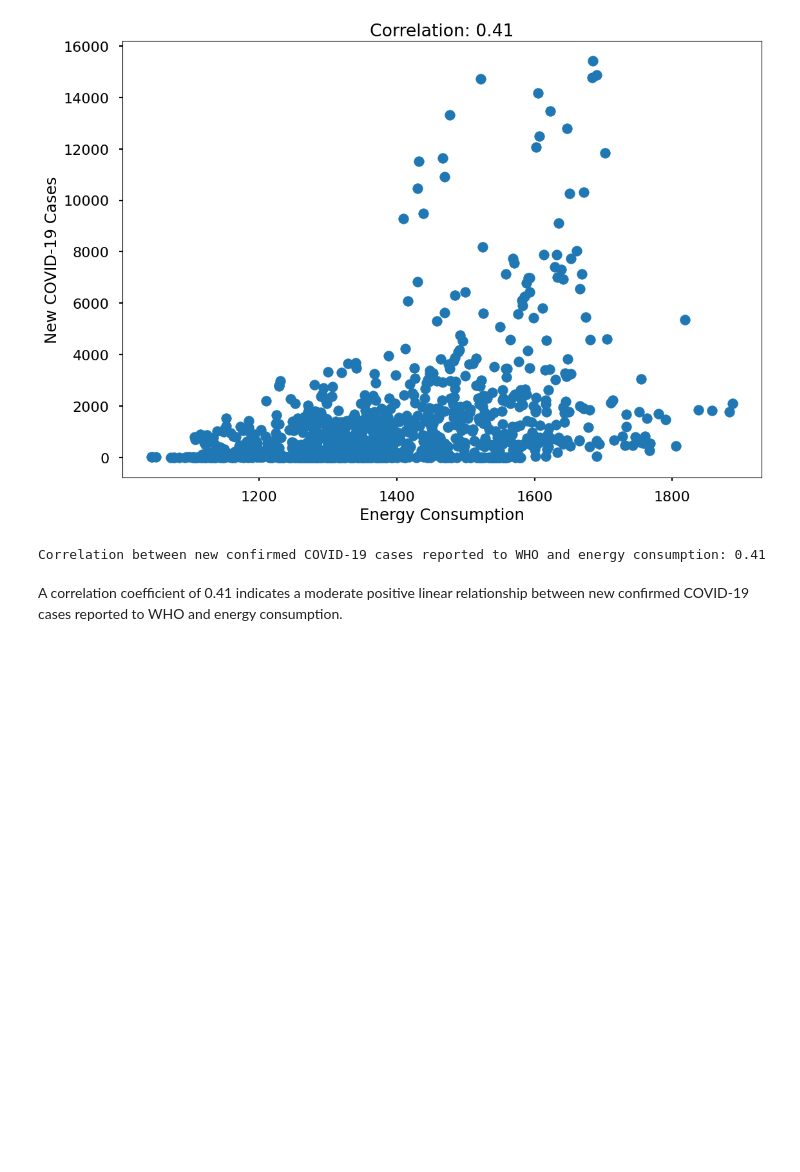
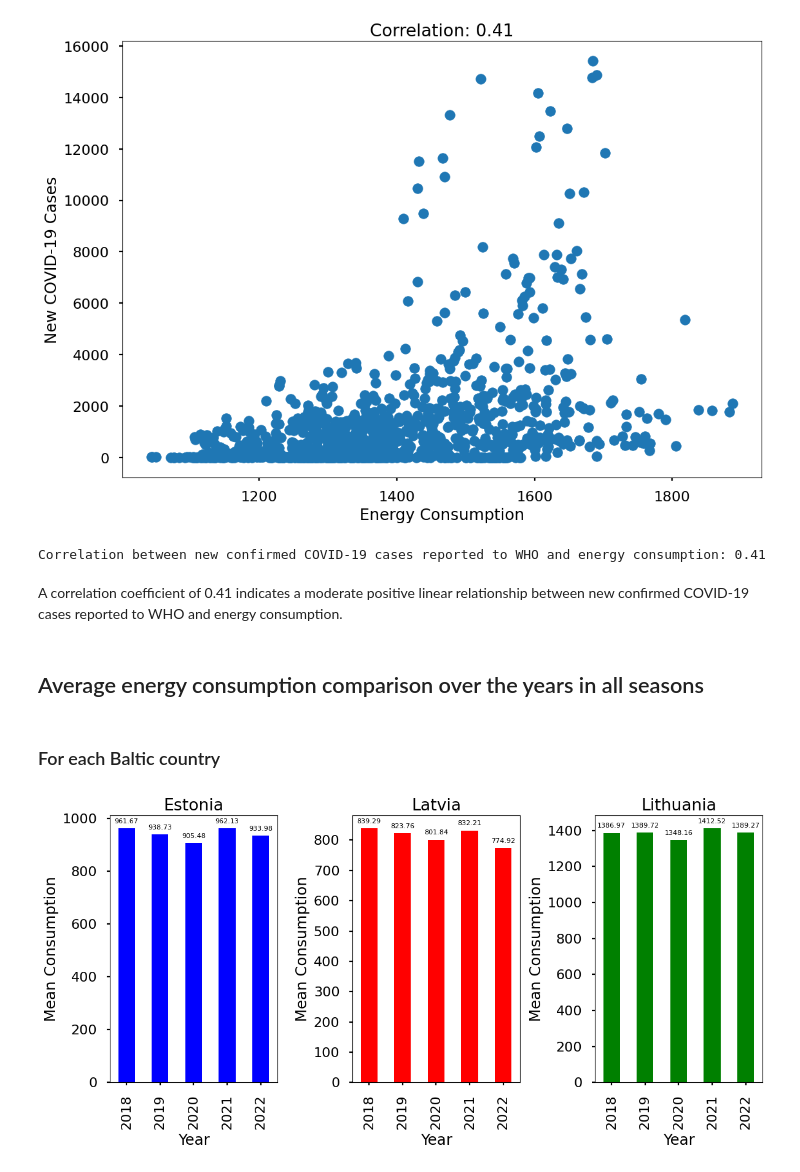
Before and after one commit to ArturKreegipuu/covid19-impact-on-energy-consumption-in-Baltics, a Jupyter notebook: Data analysis.ipynb, the cells around one changed output. Drawn from its saved outputs; the diff is of its cells as text; code cells hidden in the pictures; blank space fills up the shorter version.

Commit message:
energy consumption comparisons

```diff
--- a/Data analysis.ipynb
+++ b/Data analysis.ipynb
@@ -732,3 +732,70 @@ print(f'Correlation between new confirmed COVID-19 cases reported to WHO and ene
 Correlation between new confirmed COVID-19 cases reported to WHO and energy consumption: 0.41
 # %% [markdown]
 A correlation coefficient of 0.41 indicates a moderate positive linear relationship between new confirmed COVID-19 cases reported to WHO and energy consumption.
+# %% [markdown]
+## Average energy consumption comparison over the years in all seasons
+# %% [markdown]
+### For each Baltic country
+# %%
+energy_et = pd.read_csv("df_energy_consumption_et.csv")
+energy_lv = pd.read_csv("df_energy_consumption_lv.csv")
+energy_lt = pd.read_csv("df_energy_consumption_lt.csv")
+
+# Convert 'Period' column to datetime type
+energy_et['Period'] = pd.to_datetime(energy_et['Period'])
+energy_lv['Period'] = pd.to_datetime(energy_lv['Period'])
+energy_lt['Period'] = pd.to_datetime(energy_lt['Period'])
+
+# Extract year from 'Period' and create a new column 'Year'
+energy_et['Year'] = energy_et['Period'].dt.year
+energy_lv['Year'] = energy_lv['Period'].dt.year
+energy_lt['Year'] = energy_lt['Period'].dt.year
+
+# Calculate the mean energy consumption for each year
+mean_consumption_per_year_et = energy_et.groupby('Year')['Consumption'].mean()
+mean_consumption_per_year_lv = energy_lv.groupby('Year')['Consumption'].mean()
+mean_consumption_per_year_lt = energy_lt.groupby('Year')['Consumption'].mean()
+
+# Plot the results for all three countries
+plt.figure(figsize=(12, 6))
+
+plt.subplot(1, 3, 1)
+bars_et = mean_consumption_per_year_et.plot(kind='bar', color='blue')
+plt.title('Estonia')
+plt.xlabel('Year')
+plt.ylabel('Mean Consumption')
+for bar in bars_et.patches:
+    plt.annotate(format(bar.get_height(), '.2f'),
+                 (bar.get_x() + bar.get_width() / 2, bar.get_height()),
+                 ha='center', va='center',
+                 size=8, color='black', xytext=(0, 8),
+                 textcoords='offset points')
+
+plt.subplot(1, 3, 2)
+bars_lv = mean_consumption_per_year_lv.plot(kind='bar', color='red')
+plt.title('Latvia')
+plt.xlabel('Year')
+plt.ylabel('Mean Consumption')
+for bar in bars_lv.patches:
+    plt.annotate(format(bar.get_height(), '.2f'),
+                 (bar.get_x() + bar.get_width() / 2, bar.get_height()),
+                 ha='center', va='center',
+                 size=8, color='black', xytext=(0, 8),
+                 textcoords='offset points')
+
+plt.subplot(1, 3, 3)
+bars_lt = mean_consumption_per_year_lt.plot(kind='bar', color='green')
+plt.title('Lithuania')
+plt.xlabel('Year')
+plt.ylabel('Mean Consumption')
+for bar in bars_lt.patches:
+    plt.annotate(format(bar.get_height(), '.2f'),
+                 (bar.get_x() + bar.get_width() / 2, bar.get_height()),
+                 ha='center', va='center',
+                 size=8, color='black', xytext=(0, 8),
+                 textcoords='offset points')
+
+plt.tight_layout()
+plt.show()
+# %% [output]
+[figure, added]
```
Also changed, not shown: parts of 9 cells of this notebook.
